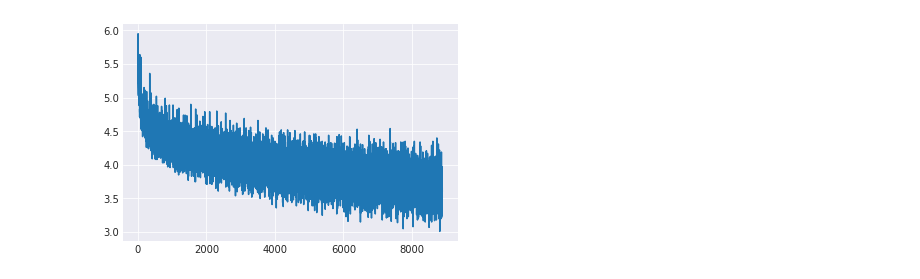
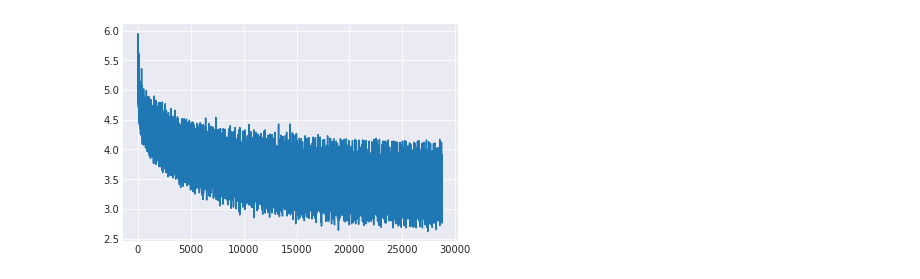
Before and after one commit to ShichengChen/Audio-Source-Separation, a Jupyter notebook: plotLoss.ipynb, the cells around one changed output. Drawn from its saved outputs; the diff is of its cells as text; code cells hidden in the pictures.

```diff
--- a/plotLoss.ipynb
+++ b/plotLoss.ipynb
@@ -50,15 +40,15 @@ while True:
     plt.show()
     time.sleep(100)
 # %%
-with open('./lossRecord/pycharmloss.txt') as f:
+with open('./lossRecord/pycharmloss2.txt') as f:
 #with open('./lossRecord/lossfiletwo.txt') as f:
     content = f.readlines()
 content = [x.strip() for x in content]
 plotcon = np.around(np.array(content).astype(float),2)
 sns.set_style("darkgrid")
 plt.plot(plotcon)
 plt.xticks()
 plt.yticks()
 plt.show()
 # %% [output]
-[figure, old version]
+[figure, new version]
```
Also changed, not shown: parts of 2 cells of this notebook, 30 other files.
